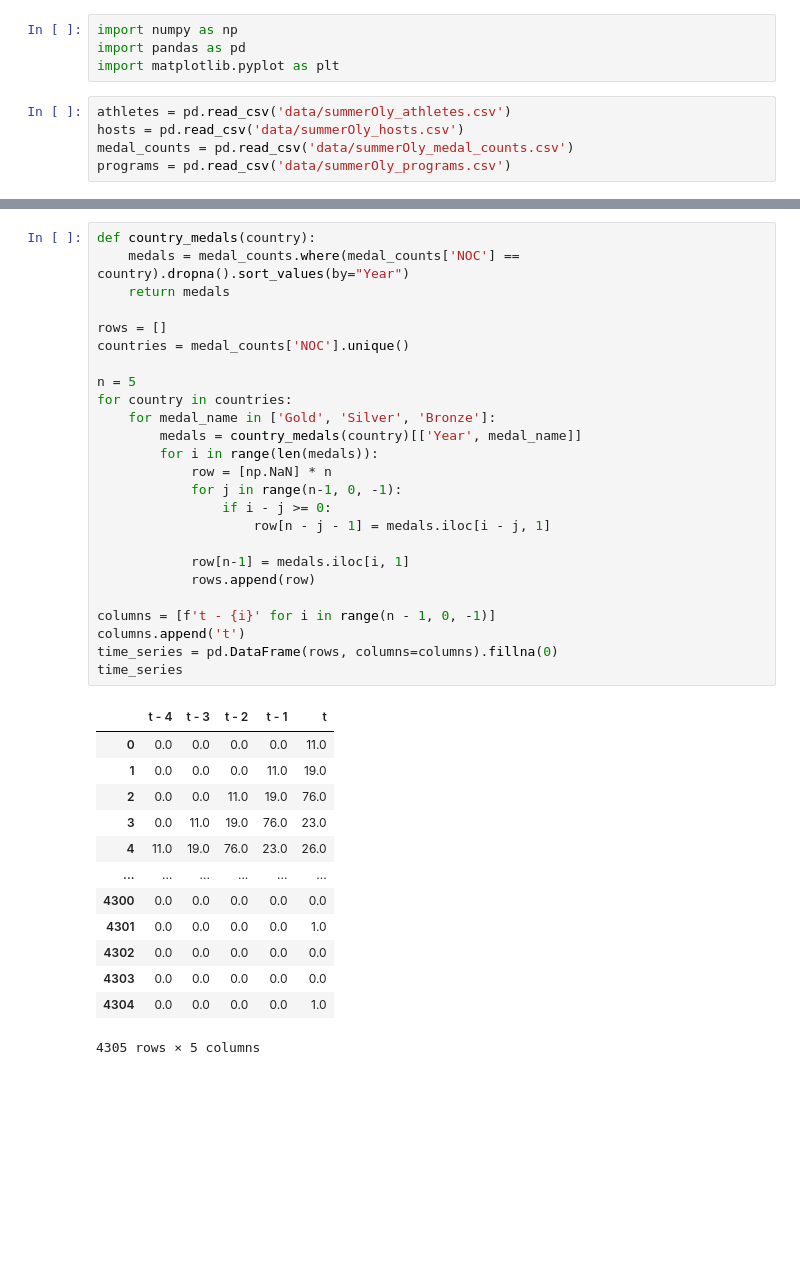
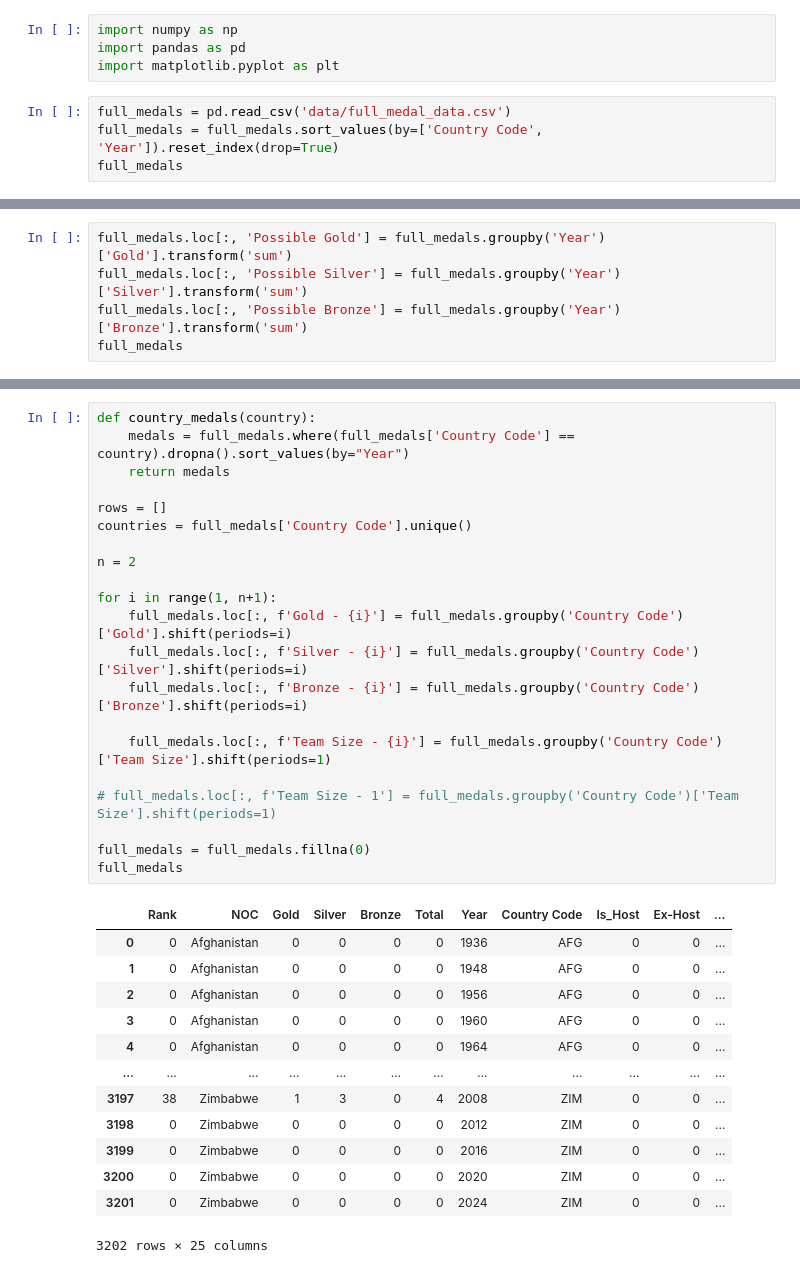
Before and after one commit to johngerving/mcm-2025, a Jupyter notebook: time_series_forecast.ipynb, the cells around one changed output, grey strips where cells are left out. Drawn from its saved outputs; the diff is of its cells as text; blank space fills up the shorter version.

Commit message:
feat: add time series forecast

```diff
--- a/time_series_forecast.ipynb
+++ b/time_series_forecast.ipynb
@@ -3,7 +3,6 @@ import numpy as np
 import pandas as pd
 import matplotlib.pyplot as plt
 # %%
-athletes = pd.read_csv('data/summerOly_athletes.csv')
-hosts = pd.read_csv('data/summerOly_hosts.csv')
-medal_counts = pd.read_csv('data/summerOly_medal_counts.csv')
-programs = pd.read_csv('data/summerOly_programs.csv')
+full_medals = pd.read_csv('data/full_medal_data.csv')
+full_medals = full_medals.sort_values(by=['Country Code', 'Year']).reset_index(drop=True)
+full_medals
@@ -9,0 +23,5 @@ programs = pd.read_csv('data/summerOly_programs.csv')
+# %%
+full_medals.loc[:, 'Possible Gold'] = full_medals.groupby('Year')['Gold'].transform('sum')
+full_medals.loc[:, 'Possible Silver'] = full_medals.groupby('Year')['Silver'].transform('sum')
+full_medals.loc[:, 'Possible Bronze'] = full_medals.groupby('Year')['Bronze'].transform('sum')
+full_medals
@@ -10,39 +42,35 @@ programs = pd.read_csv('data/summerOly_programs.csv')
 # %%
 def country_medals(country):
-    medals = medal_counts.where(medal_counts['NOC'] == country).dropna().sort_values(by="Year")
+    medals = full_medals.where(full_medals['Country Code'] == country).dropna().sort_values(by="Year")
     return medals
 
 rows = []
-countries = medal_counts['NOC'].unique()
+countries = full_medals['Country Code'].unique()
 
-n = 5
-for country in countries:
-    for medal_name in ['Gold', 'Silver', 'Bronze']:
-        medals = country_medals(country)[['Year', medal_name]]
-        for i in range(len(medals)):
-            row = [np.NaN] * n
-            for j in range(n-1, 0, -1):
-                if i - j >= 0:
-                    row[n - j - 1] = medals.iloc[i - j, 1]
+n = 2
 
-            row[n-1] = medals.iloc[i, 1]
-            rows.append(row)
+for i in range(1, n+1):
+    full_medals.loc[:, f'Gold - {i}'] = full_medals.groupby('Country Code')['Gold'].shift(periods=i)
+    full_medals.loc[:, f'Silver - {i}'] = full_medals.groupby('Country Code')['Silver'].shift(periods=i)
+    full_medals.loc[:, f'Bronze - {i}'] = full_medals.groupby('Country Code')['Bronze'].shift(periods=i)
 
-columns = [f't - {i}' for i in range(n - 1, 0, -1)]
-columns.append('t')
-time_series = pd.DataFrame(rows, columns=columns).fillna(0)
-time_series
+    full_medals.loc[:, f'Team Size - {i}'] = full_medals.groupby('Country Code')['Team Size'].shift(periods=1)
+
+# full_medals.loc[:, f'Team Size - 1'] = full_medals.groupby('Country Code')['Team Size'].shift(periods=1)
+
+full_medals = full_medals.fillna(0)
+full_medals
 # %% [output]
-|  | t - 4 | t - 3 | t - 2 | t - 1 | t |
-| 0 | 0.0 | 0.0 | 0.0 | 0.0 | 11.0 |
-| 1 | 0.0 | 0.0 | 0.0 | 11.0 | 19.0 |
-| 2 | 0.0 | 0.0 | 11.0 | 19.0 | 76.0 |
-| 3 | 0.0 | 11.0 | 19.0 | 76.0 | 23.0 |
-| 4 | 11.0 | 19.0 | 76.0 | 23.0 | 26.0 |
-| ... | ... | ... | ... | ... | ... |
-| 4300 | 0.0 | 0.0 | 0.0 | 0.0 | 0.0 |
-| 4301 | 0.0 | 0.0 | 0.0 | 0.0 | 1.0 |
-| 4302 | 0.0 | 0.0 | 0.0 | 0.0 | 0.0 |
-| 4303 | 0.0 | 0.0 | 0.0 | 0.0 | 0.0 |
-| 4304 | 0.0 | 0.0 | 0.0 | 0.0 | 1.0 |
+|  | Rank | NOC | Gold | Silver | Bronze | Total | Year | Country Code | Is_Host | Ex-Host | ... |
+| 0 | 0 | Afghanistan | 0 | 0 | 0 | 0 | 1936 | AFG | 0 | 0 | ... |
+| 1 | 0 | Afghanistan | 0 | 0 | 0 | 0 | 1948 | AFG | 0 | 0 | ... |
+| 2 | 0 | Afghanistan | 0 | 0 | 0 | 0 | 1956 | AFG | 0 | 0 | ... |
+| 3 | 0 | Afghanistan | 0 | 0 | 0 | 0 | 1960 | AFG | 0 | 0 | ... |
+| 4 | 0 | Afghanistan | 0 | 0 | 0 | 0 | 1964 | AFG | 0 | 0 | ... |
+| ... | ... | ... | ... | ... | ... | ... | ... | ... | ... | ... | ... |
+| 3197 | 38 | Zimbabwe | 1 | 3 | 0 | 4 | 2008 | ZIM | 0 | 0 | ... |
+| 3198 | 0 | Zimbabwe | 0 | 0 | 0 | 0 | 2012 | ZIM | 0 | 0 | ... |
+| 3199 | 0 | Zimbabwe | 0 | 0 | 0 | 0 | 2016 | ZIM | 0 | 0 | ... |
+| 3200 | 0 | Zimbabwe | 0 | 0 | 0 | 0 | 2020 | ZIM | 0 | 0 | ... |
+| 3201 | 0 | Zimbabwe | 0 | 0 | 0 | 0 | 2024 | ZIM | 0 | 0 | ... |
-4305 rows × 5 columns
+3202 rows × 25 columns
```
Also changed, not shown: parts of 21 cells of this notebook, 3 other files.
